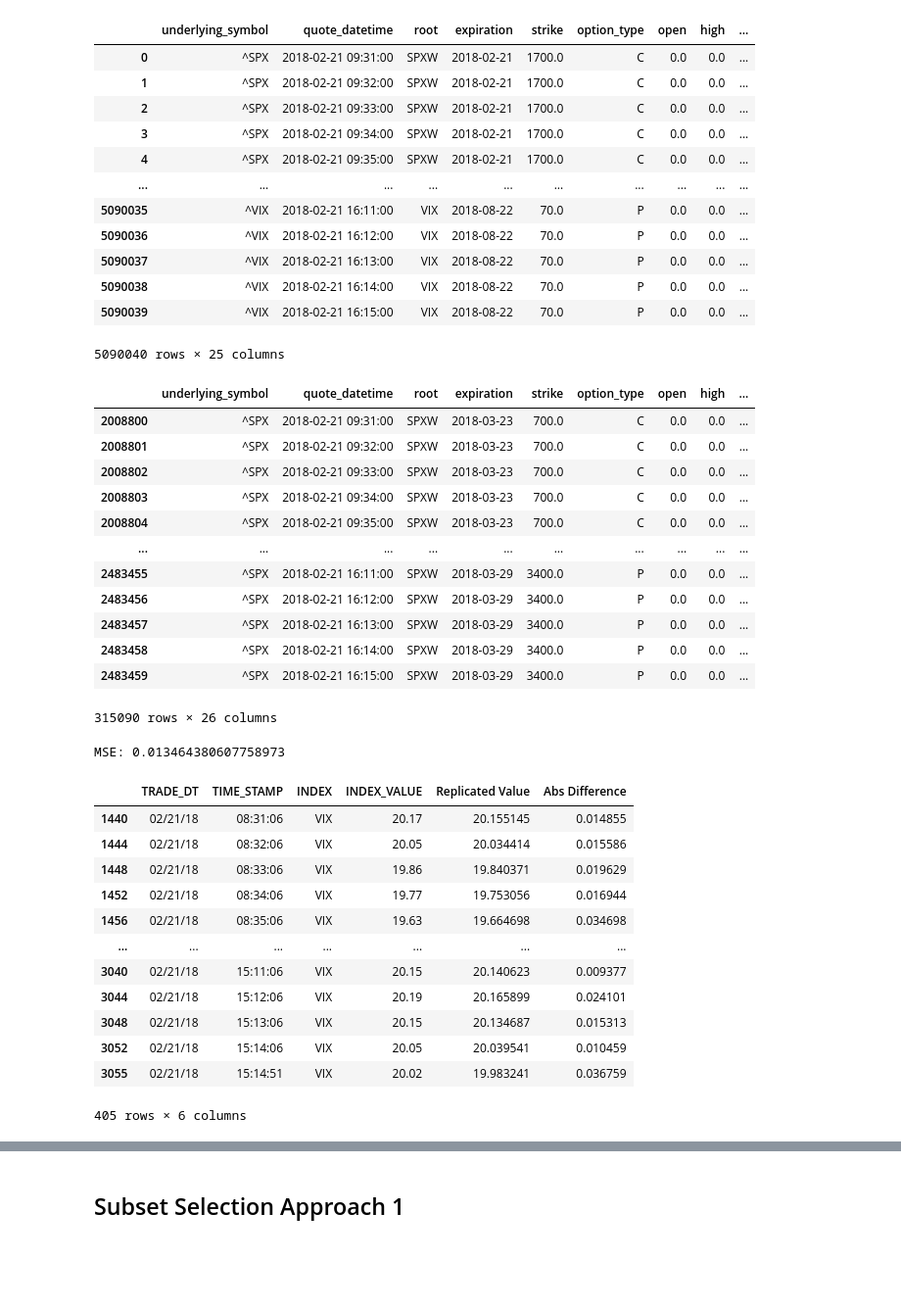
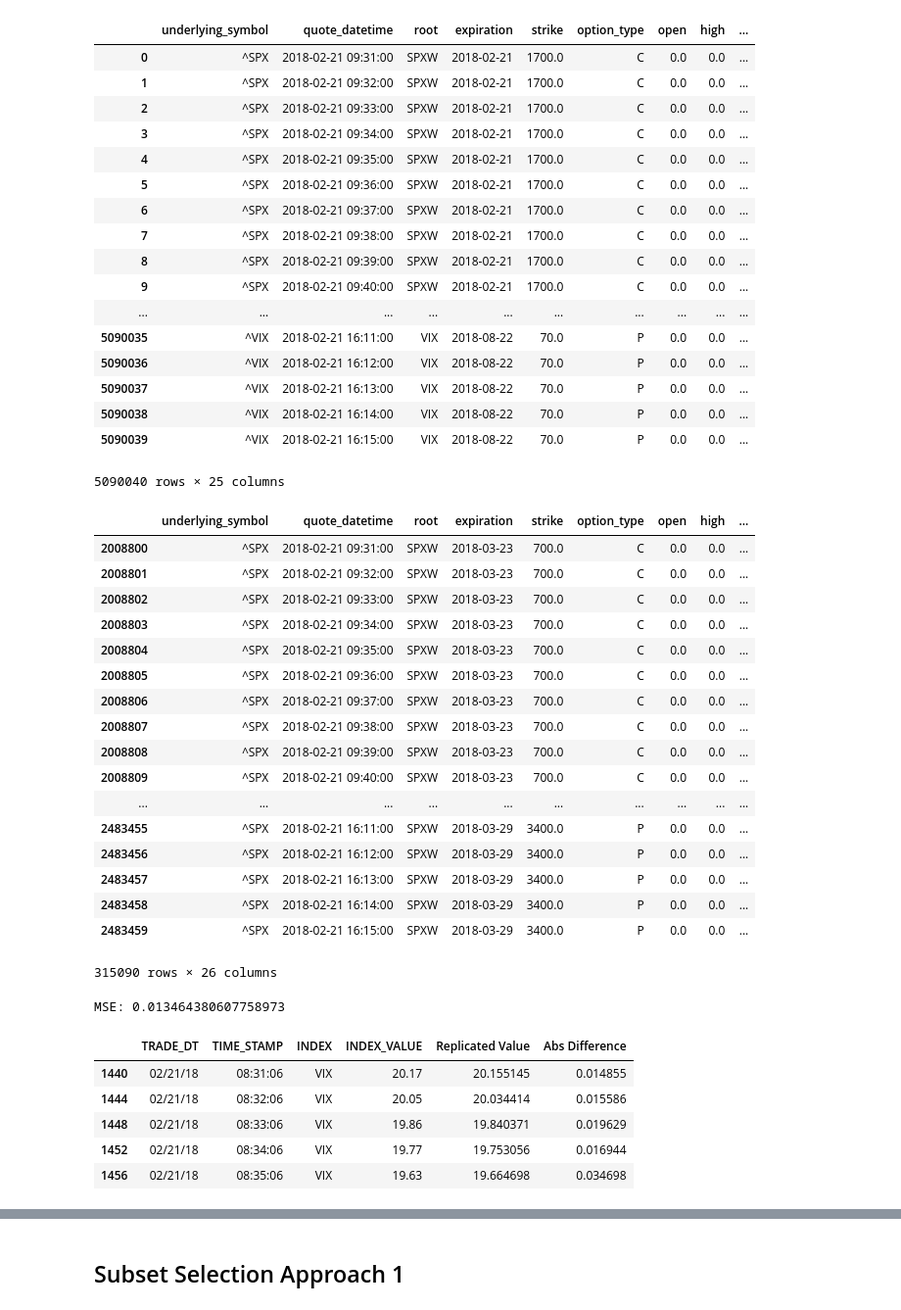
Before and after one commit to maxwkw/VIX-Project, a Jupyter notebook: Intraday Replication.ipynb, the cells around one changed output, grey strips where cells are left out. Shown at 98% size. Saved outputs shown, nothing was run; the diff lists cells and outputs as text; code cells hidden in the pictures; blank space fills up the shorter version.

```diff
--- a/Intraday Replication.ipynb
+++ b/Intraday Replication.ipynb
@@ -11,18 +11,23 @@ warnings.filterwarnings('ignore')
 pd.set_option('display.max_columns', 500)
 # %%
 # Read the data
-data = pd.read_csv('UnderlyingOptionsIntervalsCalcs_60sec_2018-02-21.csv')
+data = pd.read_csv('/Users/vanefu/Desktop/vix project/UnderlyingOptionsIntervalsCalcs_60sec_2018-02-21.csv')
 data['quote_datetime'] = data['quote_datetime'].apply(lambda x:datetime.datetime.strptime(x, '%Y-%m-%d %H:%M:%S'))
 data['expiration'] = data['expiration'].apply(lambda x:datetime.datetime.strptime(x, '%Y-%m-%d'))
 quote_time_list = data['quote_datetime'].unique()
 data
 # %% [output]
 |  | underlying_symbol | quote_datetime | root | expiration | strike | option_type | open | high | ... |
 | 0 | ^SPX | 2018-02-21 09:31:00 | SPXW | 2018-02-21 | 1700.0 | C | 0.0 | 0.0 | ... |
 | 1 | ^SPX | 2018-02-21 09:32:00 | SPXW | 2018-02-21 | 1700.0 | C | 0.0 | 0.0 | ... |
 | 2 | ^SPX | 2018-02-21 09:33:00 | SPXW | 2018-02-21 | 1700.0 | C | 0.0 | 0.0 | ... |
 | 3 | ^SPX | 2018-02-21 09:34:00 | SPXW | 2018-02-21 | 1700.0 | C | 0.0 | 0.0 | ... |
 | 4 | ^SPX | 2018-02-21 09:35:00 | SPXW | 2018-02-21 | 1700.0 | C | 0.0 | 0.0 | ... |
+| 5 | ^SPX | 2018-02-21 09:36:00 | SPXW | 2018-02-21 | 1700.0 | C | 0.0 | 0.0 | ... |
+| 6 | ^SPX | 2018-02-21 09:37:00 | SPXW | 2018-02-21 | 1700.0 | C | 0.0 | 0.0 | ... |
+| 7 | ^SPX | 2018-02-21 09:38:00 | SPXW | 2018-02-21 | 1700.0 | C | 0.0 | 0.0 | ... |
+| 8 | ^SPX | 2018-02-21 09:39:00 | SPXW | 2018-02-21 | 1700.0 | C | 0.0 | 0.0 | ... |
+| 9 | ^SPX | 2018-02-21 09:40:00 | SPXW | 2018-02-21 | 1700.0 | C | 0.0 | 0.0 | ... |
 | ... | ... | ... | ... | ... | ... | ... | ... | ... | ... |
 | 5090035 | ^VIX | 2018-02-21 16:11:00 | VIX | 2018-08-22 | 70.0 | P | 0.0 | 0.0 | ... |
 | 5090036 | ^VIX | 2018-02-21 16:12:00 | VIX | 2018-08-22 | 70.0 | P | 0.0 | 0.0 | ... |
@@ -302,6 +307,11 @@ data_two_dates
 | 2008802 | ^SPX | 2018-02-21 09:33:00 | SPXW | 2018-03-23 | 700.0 | C | 0.0 | 0.0 | ... |
 | 2008803 | ^SPX | 2018-02-21 09:34:00 | SPXW | 2018-03-23 | 700.0 | C | 0.0 | 0.0 | ... |
 | 2008804 | ^SPX | 2018-02-21 09:35:00 | SPXW | 2018-03-23 | 700.0 | C | 0.0 | 0.0 | ... |
+| 2008805 | ^SPX | 2018-02-21 09:36:00 | SPXW | 2018-03-23 | 700.0 | C | 0.0 | 0.0 | ... |
+| 2008806 | ^SPX | 2018-02-21 09:37:00 | SPXW | 2018-03-23 | 700.0 | C | 0.0 | 0.0 | ... |
+| 2008807 | ^SPX | 2018-02-21 09:38:00 | SPXW | 2018-03-23 | 700.0 | C | 0.0 | 0.0 | ... |
+| 2008808 | ^SPX | 2018-02-21 09:39:00 | SPXW | 2018-03-23 | 700.0 | C | 0.0 | 0.0 | ... |
+| 2008809 | ^SPX | 2018-02-21 09:40:00 | SPXW | 2018-03-23 | 700.0 | C | 0.0 | 0.0 | ... |
 | ... | ... | ... | ... | ... | ... | ... | ... | ... | ... |
 | 2483455 | ^SPX | 2018-02-21 16:11:00 | SPXW | 2018-03-29 | 3400.0 | P | 0.0 | 0.0 | ... |
 | 2483456 | ^SPX | 2018-02-21 16:12:00 | SPXW | 2018-03-29 | 3400.0 | P | 0.0 | 0.0 | ... |
@@ -365,13 +375,13 @@ for quote_time in quote_time_list:
     VIX_list.append(VIX)
 # %%
 # Step 12: Read the VIX value data and compare
-vix_value_data = pd.read_csv('^VIX_SPOT_20180221.csv')
+vix_value_data = pd.read_csv('/Users/vanefu/Desktop/vix project/^VIX_SPOT_20180221.csv')
 vix_value_minute_data = vix_value_data.iloc[1440::4]
 vix_value_minute_data = vix_value_minute_data.append(vix_value_data.iloc[-1])
 vix_value_minute_data['Replicated Value'] = VIX_list
 vix_value_minute_data['Abs Difference'] = abs(vix_value_minute_data['INDEX_VALUE']-vix_value_minute_data['Replicated Value'])
 print('MSE:', mean_squared_error(vix_value_minute_data['INDEX_VALUE'], vix_value_minute_data['Replicated Value']))
-vix_value_minute_data
+vix_value_minute_data.head()
 # %% [output]
 MSE: 0.013464380607758973
 |  | TRADE_DT | TIME_STAMP | INDEX | INDEX_VALUE | Replicated Value | Abs Difference |
@@ -380,10 +390,3 @@ MSE: 0.013464380607758973
 | 1448 | 02/21/18 | 08:33:06 | VIX | 19.86 | 19.840371 | 0.019629 |
 | 1452 | 02/21/18 | 08:34:06 | VIX | 19.77 | 19.753056 | 0.016944 |
 | 1456 | 02/21/18 | 08:35:06 | VIX | 19.63 | 19.664698 | 0.034698 |
-| ... | ... | ... | ... | ... | ... | ... |
-| 3040 | 02/21/18 | 15:11:06 | VIX | 20.15 | 20.140623 | 0.009377 |
-| 3044 | 02/21/18 | 15:12:06 | VIX | 20.19 | 20.165899 | 0.024101 |
-| 3048 | 02/21/18 | 15:13:06 | VIX | 20.15 | 20.134687 | 0.015313 |
-| 3052 | 02/21/18 | 15:14:06 | VIX | 20.05 | 20.039541 | 0.010459 |
-| 3055 | 02/21/18 | 15:14:51 | VIX | 20.02 | 19.983241 | 0.036759 |
-405 rows × 6 columns
```
Also changed, not shown: parts of 8 cells of this notebook, 1 other file.
